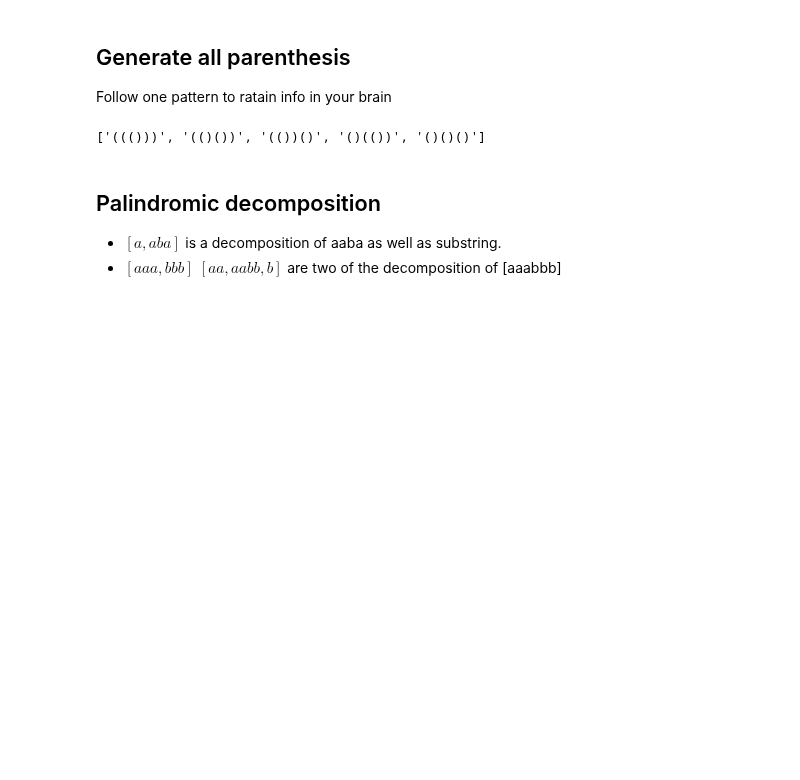
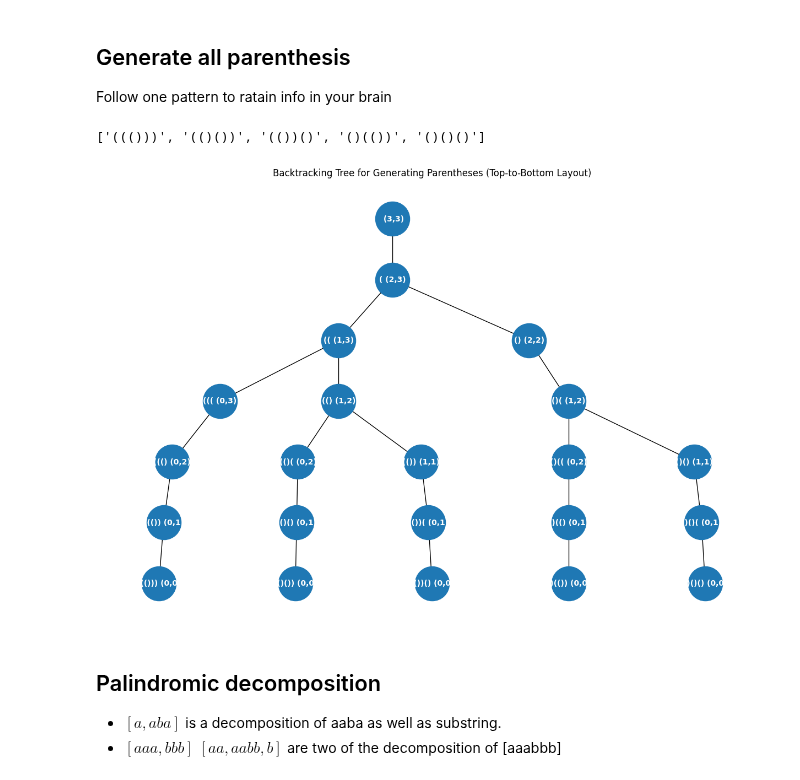
Before and after one commit to mahbubcsedu/interviewcoding, a Jupyter notebook: recursion.ipynb, the cells around one changed output. Cells and saved outputs as stored; diff of their text form; code cells hidden in the pictures; blank space fills up the shorter version.

```diff
--- a/recursion.ipynb
+++ b/recursion.ipynb
@@ -261,6 +405,56 @@ def generateAllParen(n:int)->List[List[str]]:
 print(generateAllParen(3))
 # %% [output]
 ['((()))', '(()())', '(())()', '()(())', '()()()']
+# %%
+import networkx as nx
+import matplotlib.pyplot as plt
+from networkx.drawing.nx_agraph import graphviz_layout
+from typing import List
+from networkx.drawing.nx_pydot import graphviz_layout
+
+def generate_all_paren_tree(n: int) -> nx.DiGraph:
+    G = nx.DiGraph()  # Directed graph to show parent-to-child relationship
+
+    def backtrack(n_left, n_right, pre):
+        node = f"{pre} ({n_left},{n_right})"
+        if node not in G:
+            G.add_node(node)  # Add current state as a node
+
+        # Base case: If we have no right parentheses left, the string is complete
+        if n_right == 0:
+            return
+
+        # If we can still add a `(`, do so and create a corresponding edge
+        if n_left > 0:
+            next_node = f"{pre + '('} ({n_left-1},{n_right})"
+            G.add_edge(node, next_node)
+            backtrack(n_left - 1, n_right, pre + "(")
+
+        # If we can add a `)` without violating the validity, do so and create an edge
+        if n_left < n_right:
+            next_node = f"{pre + ')'} ({n_left},{n_right-1})"
+            G.add_edge(node, next_node)
+            backtrack(n_left, n_right - 1, pre + ")")
+
+    # Start the backtracking with n left and right parentheses and an empty prefix
+    backtrack(n, n, "")
+    return G
+
+# Generate the tree and draw it
+n = 3  # You can change this value to explore other cases
+G = generate_all_paren_tree(n)
+
+plt.figure(figsize=(12, 8))
+
+# Use graphviz_layout to lay out the nodes in a top-to-bottom tree structure
+pos = graphviz_layout(G, prog="dot")
+
+# Draw the graph
+nx.draw(G, pos, with_labels=True, node_size=2000, font_size=10, font_color="white", font_weight="bold", arrows=False)
+plt.title("Backtracking Tree for Generating Parentheses (Top-to-Bottom Layout)")
+plt.show()
+# %% [output]
+[figure, added]
 # %%
 class Paren:
     def generateParenthesis(self, n: int) -> List[str]:
```
Also changed, not shown: parts of 8 cells of this notebook.
